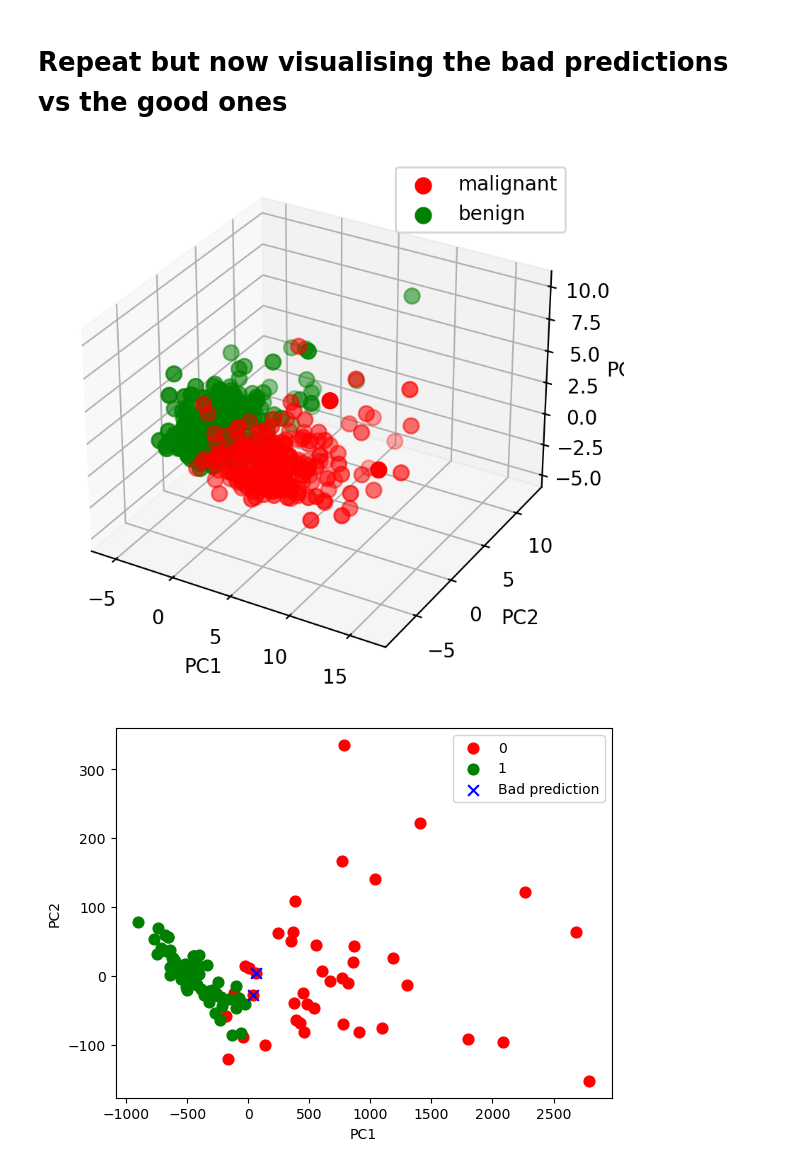
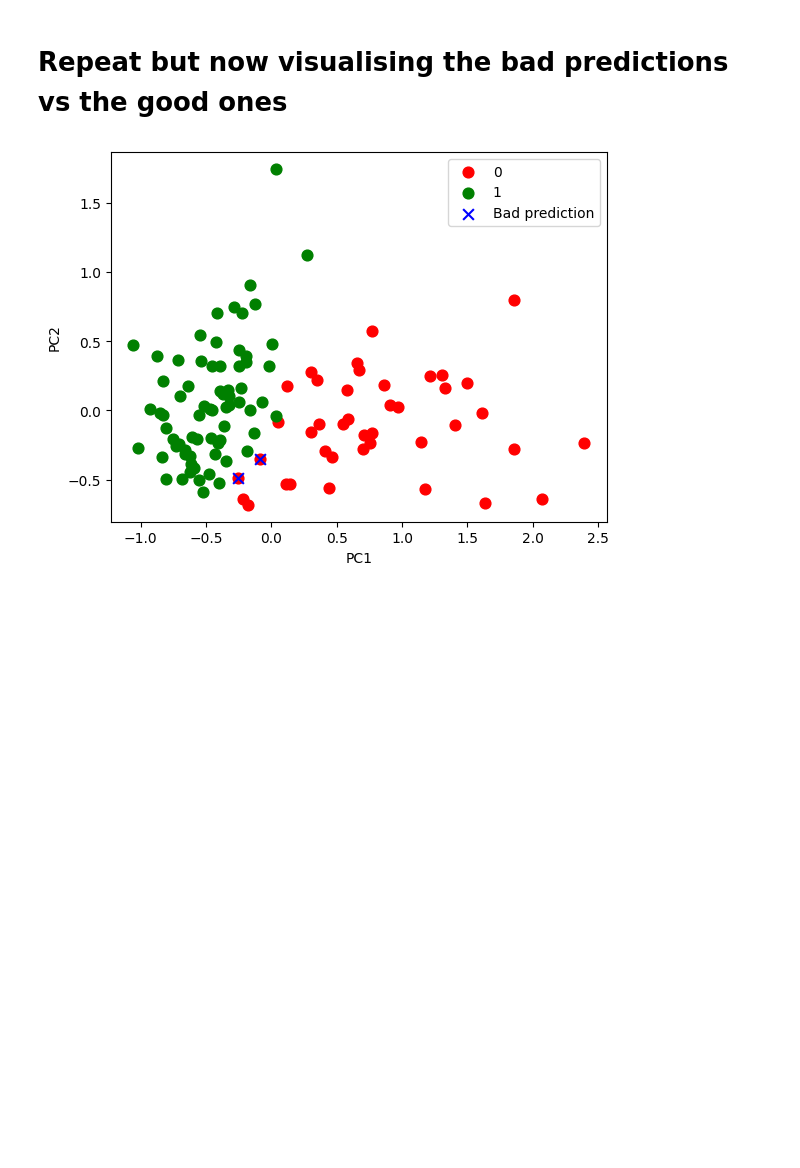
Before and after one commit to vitorodesouzaUma/modulo6, a Jupyter notebook: KNN/KNN-v2.ipynb, the cells around one changed output. Cells and saved outputs as stored; diff of their text form; code cells hidden in the pictures; blank space fills up the shorter version.

```diff
--- a/KNN/KNN-v2.ipynb
+++ b/KNN/KNN-v2.ipynb
@@ -685,6 +589,11 @@ plt.show()
 from sklearn.decomposition import PCA
 %matplotlib inline
 # Lets also use PCA to reduce the dimensionality and visualise the resulting labels
+
+# I'll use MinMaxScaler() as I'd used in the experiments before
+scaler = MinMaxScaler()
+X_scaled = pd.DataFrame(scaler.fit_transform(X))
+
 # Perform PCA
 pca = PCA(n_components=2)
 X_pca = pca.fit_transform(X_scaled)
@@ -692,12 +601,12 @@ X_pca = pd.DataFrame(X_pca, columns=['PC1', 'PC2'])
 X_pca['target'] = y  # Assuming 'target' is the name of your target column
 
 # Plot the data
-fig, ax = plt.subplots()
+fig, ax = plt.subplots(figsize=(15, 8))
 targets = X_pca['target'].unique()
-colors = ['r', 'g']  # Assuming you have only two unique target classes
+colors = ['g', 'r']
 for target, color in zip(targets, colors):
     target_data = X_pca[X_pca['target'] == target]
-    ax.scatter(target_data['PC1'], target_data['PC2'], c=color, label=target, s=60)
+    ax.scatter(target_data['PC1'], target_data['PC2'], c=color, label=target, s=60, alpha=0.5)
 
 ax.set_xlabel('PC1')
 ax.set_ylabel('PC2')
@@ -742,29 +651,34 @@ plt.show()
 # %%
 # Perform PCA with 2 components
 ytest_copy = ytest.copy()
 pca = PCA(n_components=2)
-Xtest_pca = pca.fit_transform(Xtest)
+
+# @ Phoebe, always scale the data before performing pca analysis
+# Xtest is not scaled yet, because I used a pipeline aggruping Scaler + Model
+scaler = MinMaxScaler()
+X_scaled = pd.DataFrame(scaler.fit_transform(Xtest))
+
+Xtest_pca = pca.fit_transform(X_scaled)
 Xtest_pca = pd.DataFrame(Xtest_pca, columns=['PC1', 'PC2'])
-Xtest_pca['target'] = ytest_copy.reset_index(drop=True)  # Assuming 'target' is the name of your target column
+Xtest_pca['target'] = ytest_copy.reset_index(drop=True)
 Xtest_pca['prediction'] = ypred
 Xtest_pca['good_prediction'] = np.where(Xtest_pca['target'] == Xtest_pca['prediction'], 1, 0)
 
 # Plot the data
 fig, ax = plt.subplots()
 targets = Xtest_pca['target'].unique()
-colors = ['r', 'g']  # Assuming you have only two unique target classes
+colors = ['r', 'g']
 for target, color in zip(targets, colors):
     target_data = Xtest_pca[Xtest_pca['target'] == target]
     ax.scatter(target_data['PC1'], target_data['PC2'], c=color, label=target, s=60)
 
 # Plot the bad predictions
 bad_predictions = Xtest_pca[Xtest_pca['good_prediction'] == 0]
 ax.scatter(bad_predictions['PC1'], bad_predictions['PC2'], c='b', label='Bad prediction', marker='x', s=60)
 
 ax.set_xlabel('PC1')
 ax.set_ylabel('PC2')
 ax.legend()
 plt.show()
 # %% [output]
-[figure, old version]
+[figure, new version]
-[figure, removed]
```
Also changed, not shown: parts of 18 cells of this notebook.
